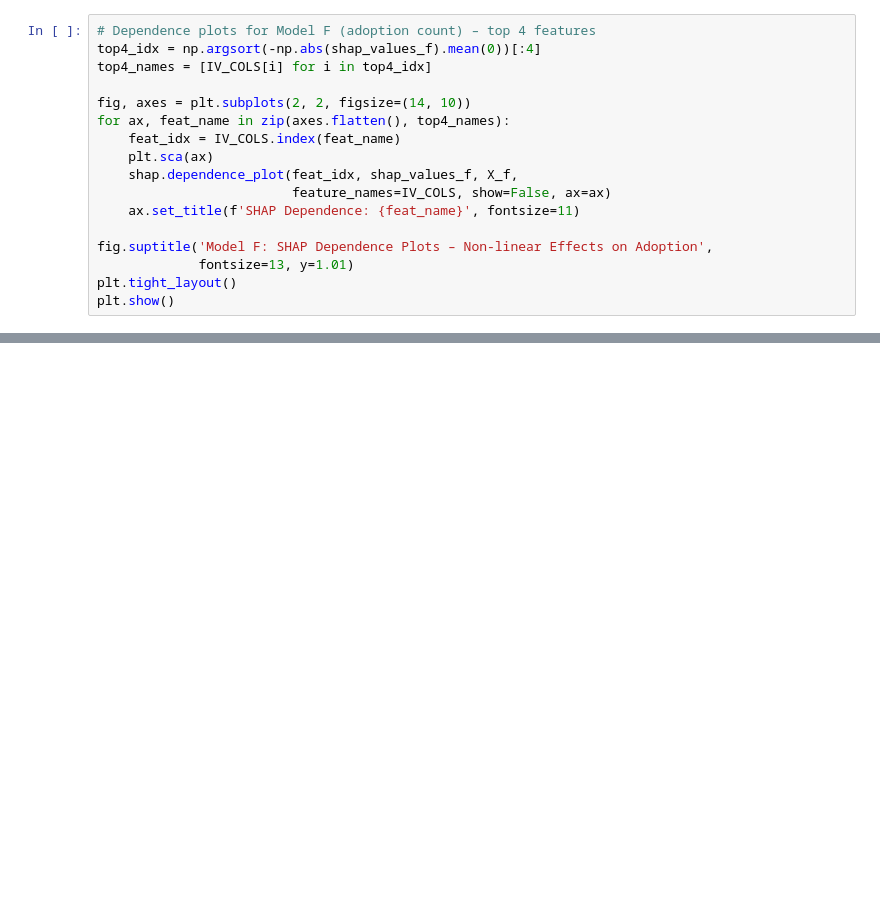
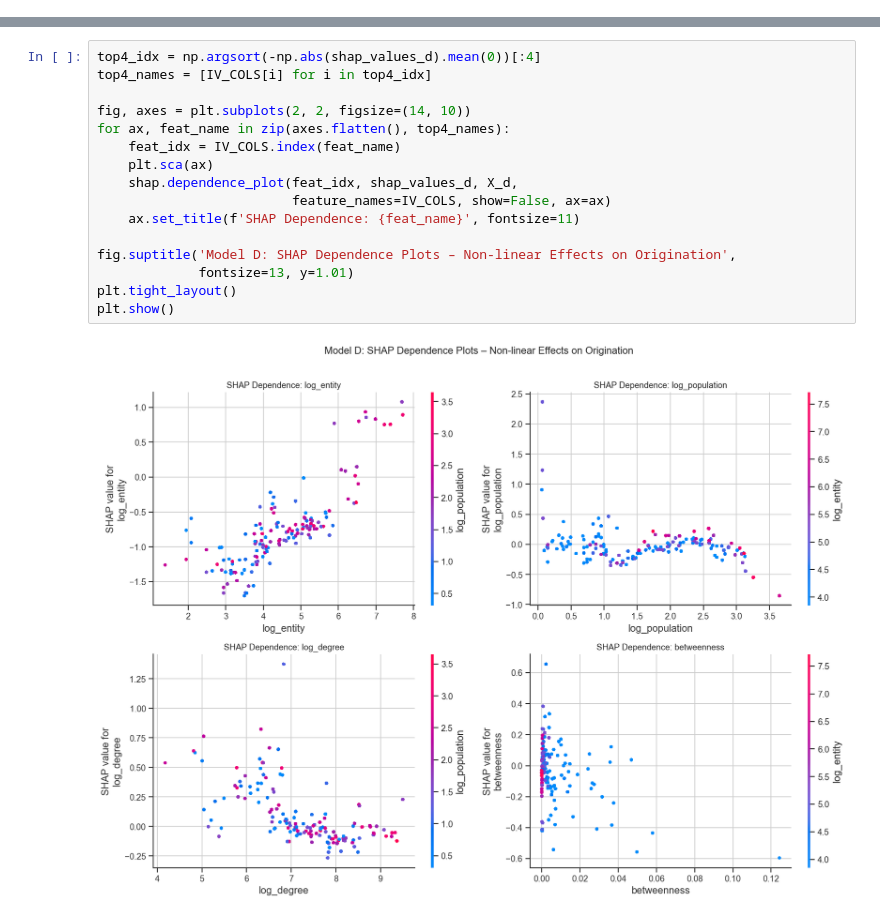
Before and after one commit to XINRUIQI/CASA0006-DSSS-Assessment, a Jupyter notebook: notebooks/step11_xgboost_shap.ipynb, the cells around one changed output, grey strips where cells are left out. Cells and saved outputs as stored; diff of their text form; blank space fills up the shorter version.

```diff
--- a/notebooks/step11_xgboost_shap.ipynb
+++ b/notebooks/step11_xgboost_shap.ipynb
@@ -249,17 +0,0 @@ plt.show()
-# %%
-# Dependence plots for Model F (adoption count) – top 4 features
-top4_idx = np.argsort(-np.abs(shap_values_f).mean(0))[:4]
-top4_names = [IV_COLS[i] for i in top4_idx]
-
-fig, axes = plt.subplots(2, 2, figsize=(14, 10))
-for ax, feat_name in zip(axes.flatten(), top4_names):
-    feat_idx = IV_COLS.index(feat_name)
-    plt.sca(ax)
-    shap.dependence_plot(feat_idx, shap_values_f, X_f,
-                         feature_names=IV_COLS, show=False, ax=ax)
-    ax.set_title(f'SHAP Dependence: {feat_name}', fontsize=11)
-
-fig.suptitle('Model F: SHAP Dependence Plots – Non-linear Effects on Adoption',
-             fontsize=13, y=1.01)
-plt.tight_layout()
-plt.show()
@@ -734,0 +227,18 @@ MODEL PERFORMANCE (Gradient Boosting, tuned)
+# %%
+top4_idx = np.argsort(-np.abs(shap_values_d).mean(0))[:4]
+top4_names = [IV_COLS[i] for i in top4_idx]
+
+fig, axes = plt.subplots(2, 2, figsize=(14, 10))
+for ax, feat_name in zip(axes.flatten(), top4_names):
+    feat_idx = IV_COLS.index(feat_name)
+    plt.sca(ax)
+    shap.dependence_plot(feat_idx, shap_values_d, X_d,
+                         feature_names=IV_COLS, show=False, ax=ax)
+    ax.set_title(f'SHAP Dependence: {feat_name}', fontsize=11)
+
+fig.suptitle('Model D: SHAP Dependence Plots – Non-linear Effects on Origination',
+             fontsize=13, y=1.01)
+plt.tight_layout()
+plt.show()
+# %% [output]
+[figure, added]
```
Also changed, not shown: parts of 40 cells of this notebook, 2 other files.
